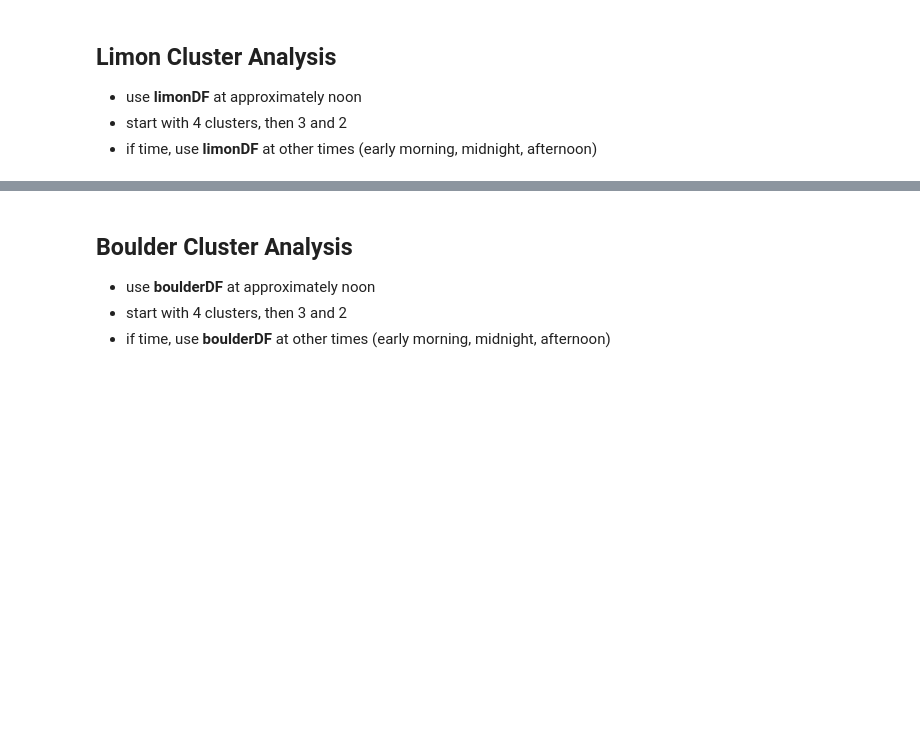
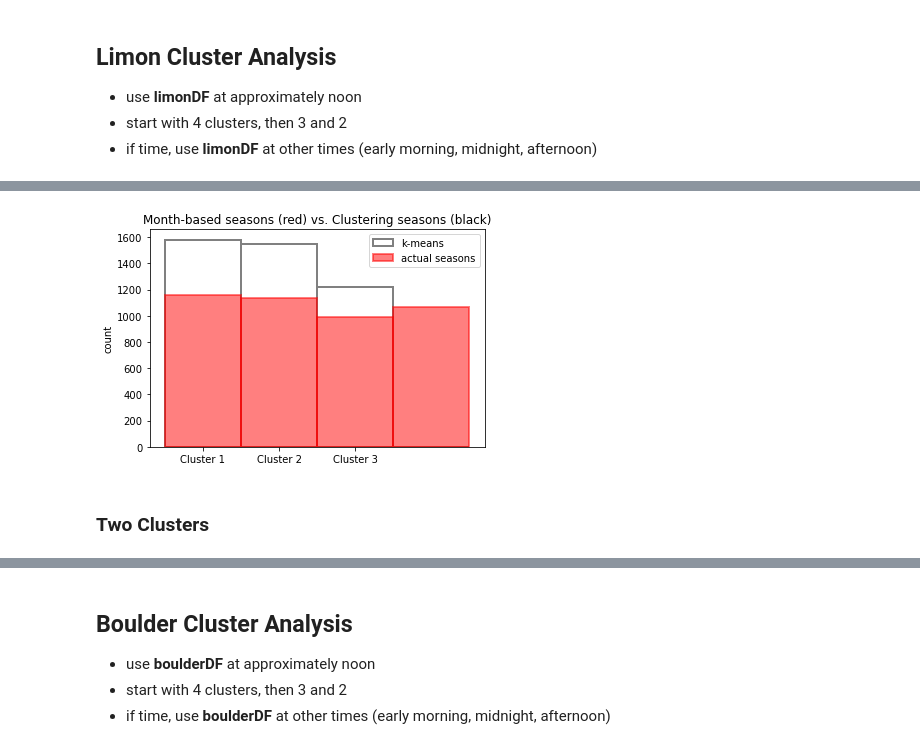
Before and after one commit to scrand23/ATOC4500-DataScience, a Jupyter notebook: Project.ipynb, the cells around one changed output, grey strips where cells are left out. Cells and saved outputs as stored; diff of their text form; code cells hidden in the pictures; blank space fills up the shorter version.

```diff
--- a/Project.ipynb
+++ b/Project.ipynb
@@ -345,0 +322,6 @@ See the caveats in the documentation: https://pandas.pydata.org/pandas-docs/stab
+# %%
+hist_type_1(limonIdx, season_idx, THREE_CLUSTERS, cluster_label_list[0:3])
+# %% [output]
+[figure, added]
+# %% [markdown]
+### Two Clusters
```
Also changed, not shown: parts of 51 cells of this notebook.
